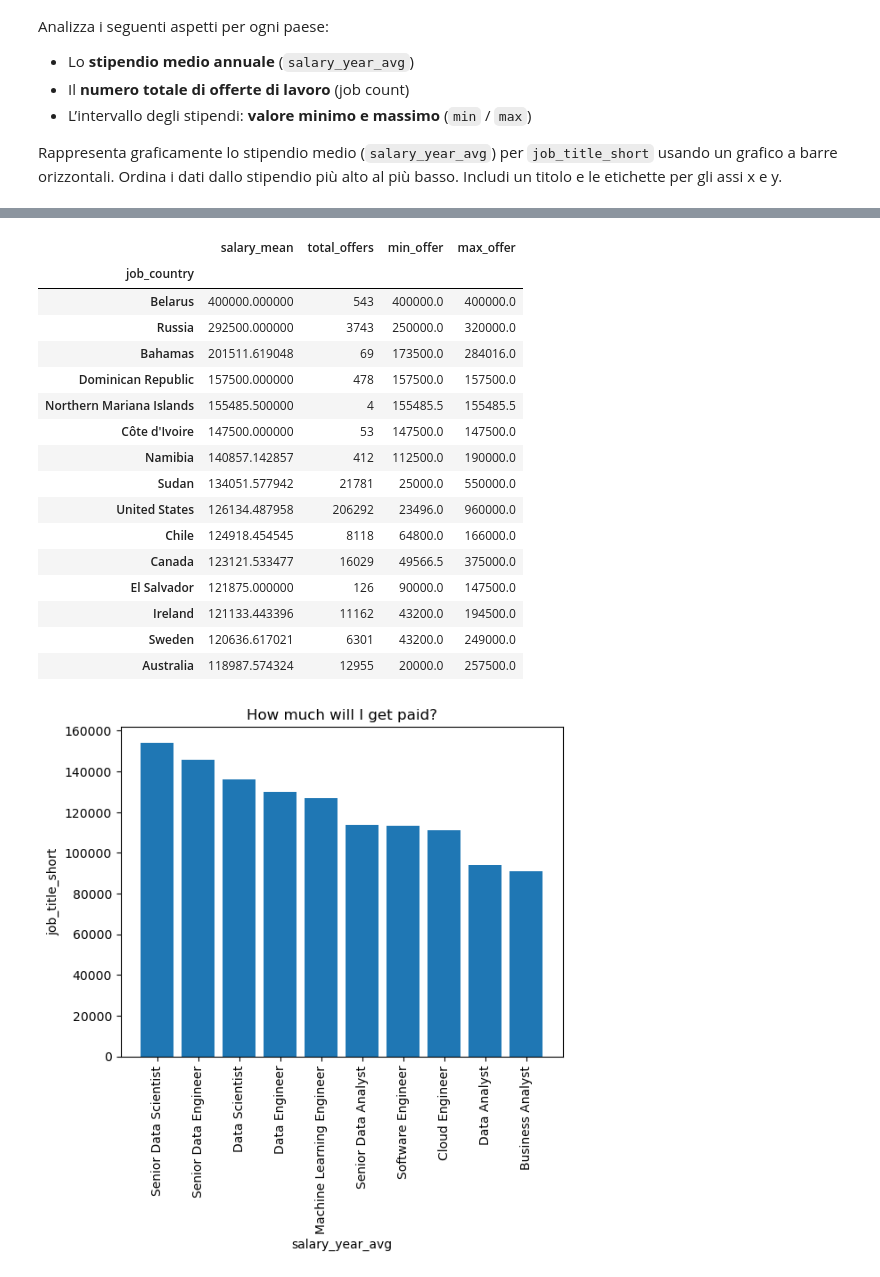
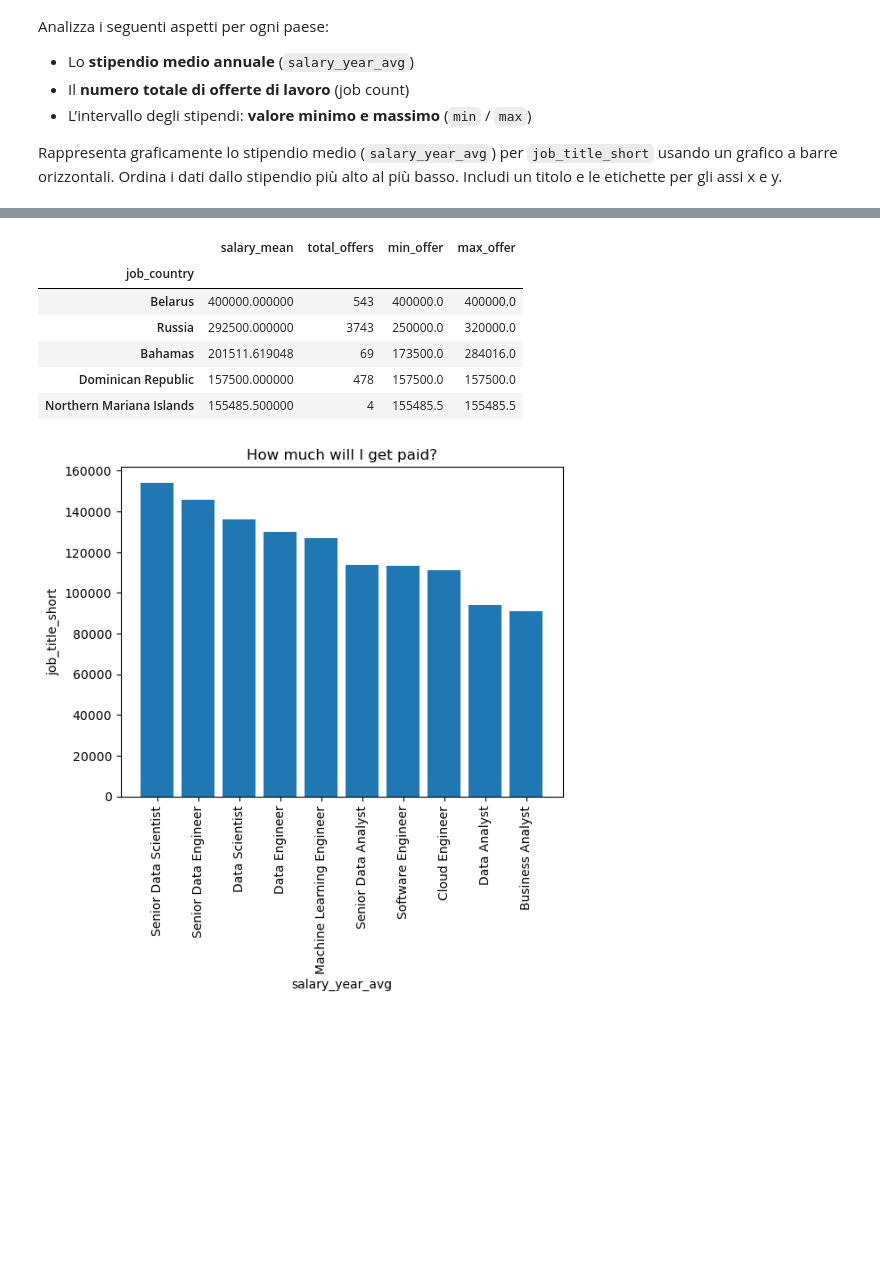
Before and after one commit to MarcoMall/ProgrammingLab2, a Jupyter notebook: 3_Esercizi_lez_3.ipynb, the cells around one changed output, grey strips where cells are left out. Drawn from its saved outputs; the diff is of its cells as text; code cells hidden in the pictures; blank space fills up the shorter version.

```diff
--- a/3_Esercizi_lez_3.ipynb
+++ b/3_Esercizi_lez_3.ipynb
@@ -112,31 +112,21 @@ df.head()
 # %%
 salary_mean=df.groupby('job_country')['salary_year_avg'].mean().sort_values(ascending=False)
 total_offers=df.groupby('job_country')['job_country'].count().sort_values(ascending=False)
 max_offer=df.groupby('job_country')['salary_year_avg'].max()
 min_offer=df.groupby('job_country')['salary_year_avg'].min()
-data=np.array([salary_mean,total_offers,max_offer,min_offer])
-#df1=pd.DataFrame(data=[salary_mean,total_offers,max_offer,min_offer],columns=['salary_mean','total_offers','max_offer','min_offer'])
+
+
 df1=pd.concat([salary_mean,total_offers,min_offer,max_offer],axis=1)
 df1.columns=['salary_mean','total_offers','min_offer','max_offer']
-df1.sort_values('salary_mean',ascending=False).head(15)
+df1.sort_values('salary_mean',ascending=False).head()
 # %% [output]
 |  | salary_mean | total_offers | min_offer | max_offer |
 | job_country |  |  |  |  |
 | Belarus | 400000.000000 | 543 | 400000.0 | 400000.0 |
 | Russia | 292500.000000 | 3743 | 250000.0 | 320000.0 |
 | Bahamas | 201511.619048 | 69 | 173500.0 | 284016.0 |
 | Dominican Republic | 157500.000000 | 478 | 157500.0 | 157500.0 |
 | Northern Mariana Islands | 155485.500000 | 4 | 155485.5 | 155485.5 |
-| Côte d'Ivoire | 147500.000000 | 53 | 147500.0 | 147500.0 |
-| Namibia | 140857.142857 | 412 | 112500.0 | 190000.0 |
-| Sudan | 134051.577942 | 21781 | 25000.0 | 550000.0 |
-| United States | 126134.487958 | 206292 | 23496.0 | 960000.0 |
-| Chile | 124918.454545 | 8118 | 64800.0 | 166000.0 |
-| Canada | 123121.533477 | 16029 | 49566.5 | 375000.0 |
-| El Salvador | 121875.000000 | 126 | 90000.0 | 147500.0 |
-| Ireland | 121133.443396 | 11162 | 43200.0 | 194500.0 |
-| Sweden | 120636.617021 | 6301 | 43200.0 | 249000.0 |
-| Australia | 118987.574324 | 12955 | 20000.0 | 257500.0 |
 # %%
 import matplotlib.pyplot as plt
 import matplotlib.colors as mcolors
```
Also changed, not shown: parts of 1 cell of this notebook, 2 other files.
